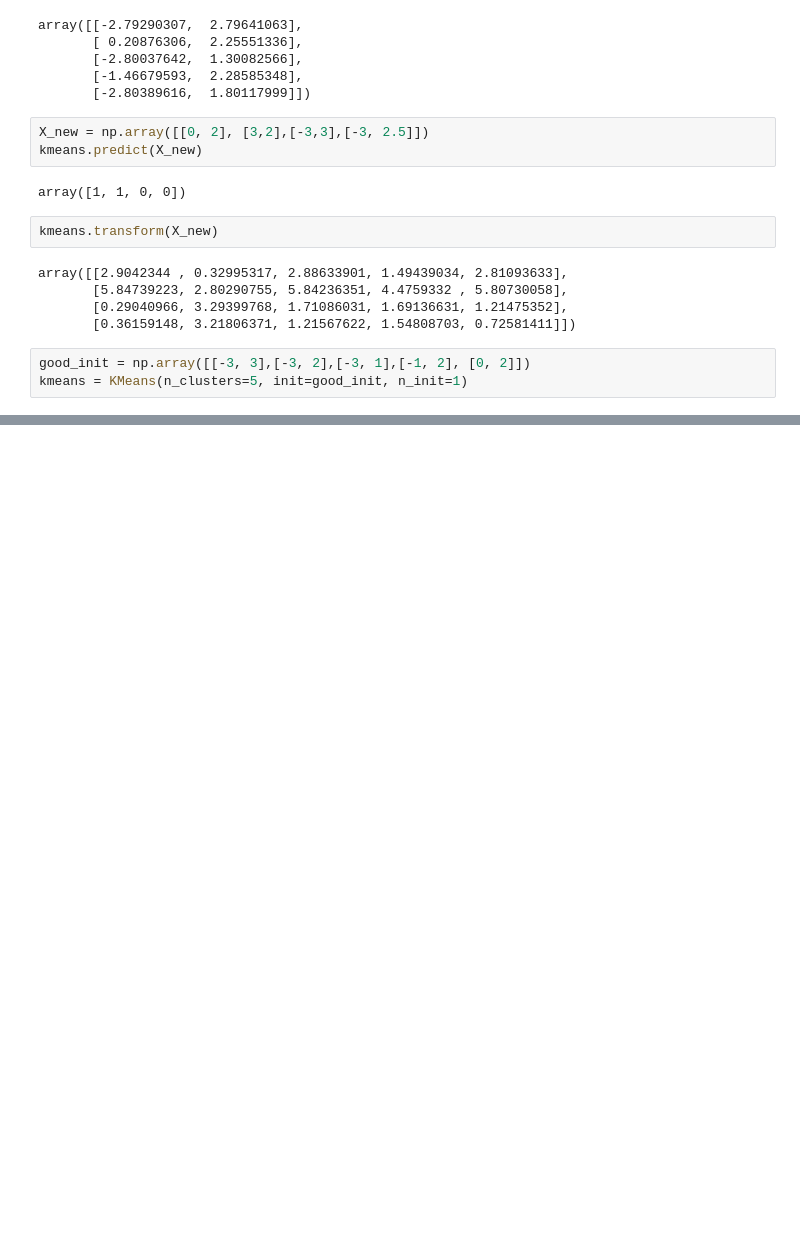
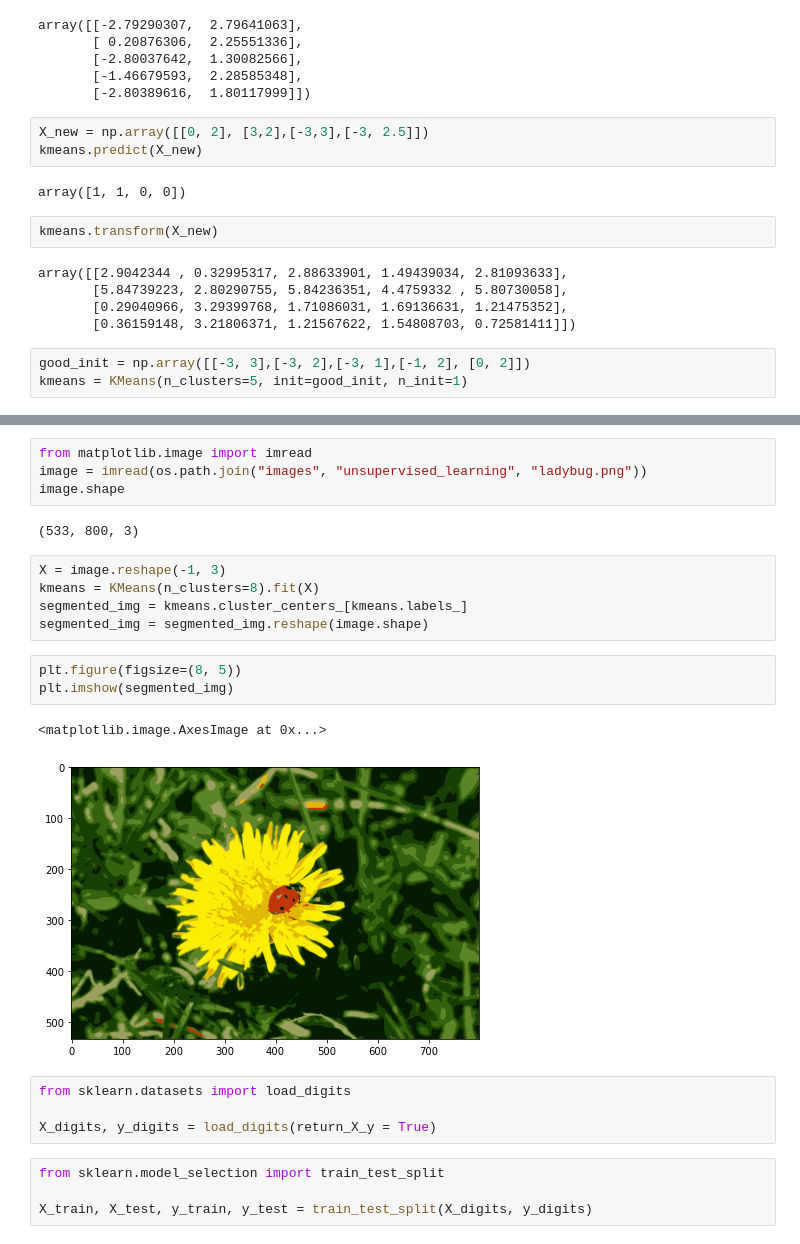
Before and after one commit to hykhhijk/Hands-on-ML, a Jupyter notebook: Chapter9.ipynb, the cells around one changed output, grey strips where cells are left out. Drawn from its saved outputs; the diff is of its cells as text; blank space fills up the shorter version.

```diff
--- a/Chapter9.ipynb
+++ b/Chapter9.ipynb
@@ -70,0 +98,25 @@ kmeans.score(X)
+# %%
+from matplotlib.image import imread
+image = imread(os.path.join("images", "unsupervised_learning", "ladybug.png"))
+image.shape
+# %% [output]
+(533, 800, 3)
+# %%
+X = image.reshape(-1, 3)
+kmeans = KMeans(n_clusters=8).fit(X)
+segmented_img = kmeans.cluster_centers_[kmeans.labels_]
+segmented_img = segmented_img.reshape(image.shape)
+# %%
+plt.figure(figsize=(8, 5))
+plt.imshow(segmented_img)
+# %% [output]
+<matplotlib.image.AxesImage at 0x...>
+[figure, added]
+# %%
+from sklearn.datasets import load_digits
+
+X_digits, y_digits = load_digits(return_X_y = True)
+# %%
+from sklearn.model_selection import train_test_split
+
+X_train, X_test, y_train, y_test = train_test_split(X_digits, y_digits)
```
Also changed, not shown: parts of 23 cells of this notebook, 1 other file.
